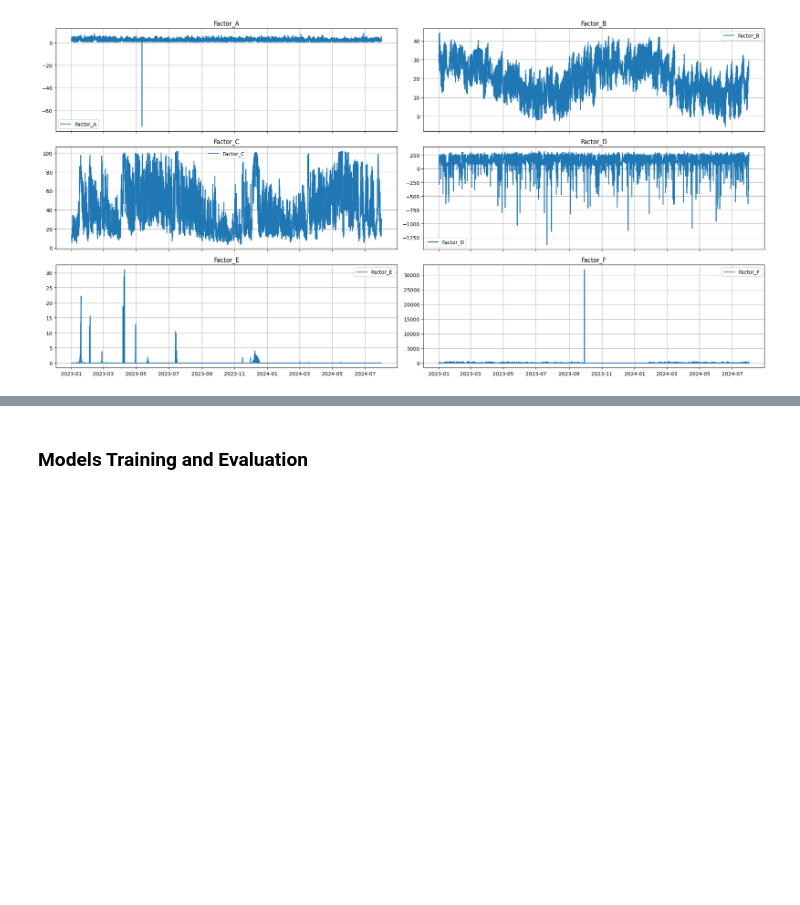
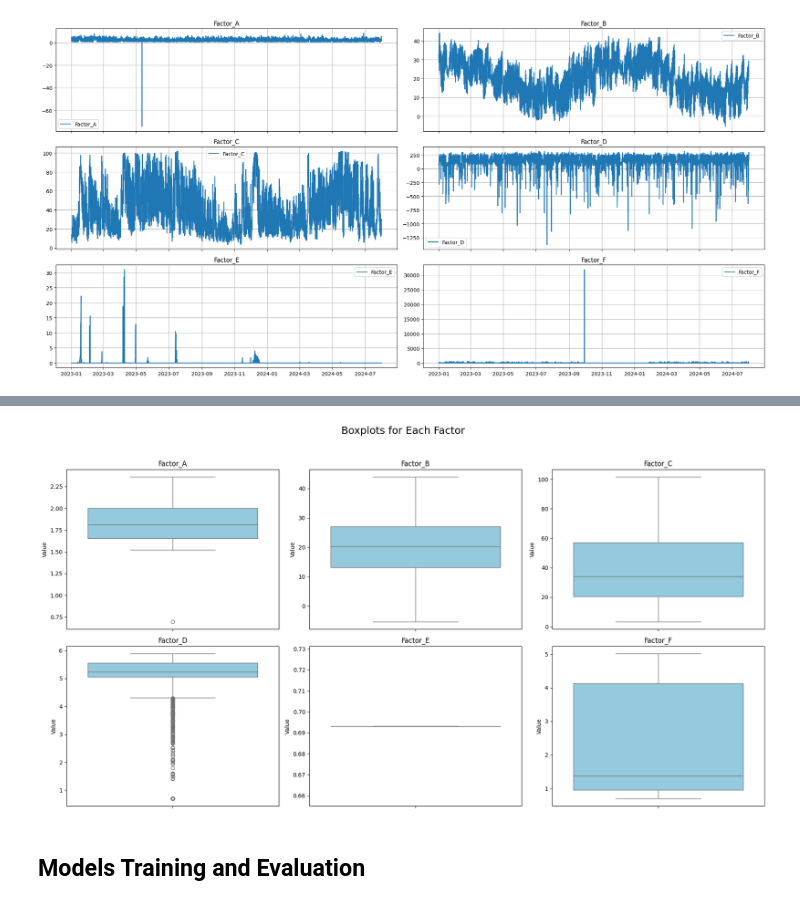
Before and after one commit to ireneburri/Burri-PredictionOfFactoryElectricConsumption, a Jupyter notebook: factory_model.ipynb, the cells around one changed output, grey strips where cells are left out. Cells and saved outputs as stored; diff of their text form; code cells hidden in the pictures; blank space fills up the shorter version.

```diff
--- a/factory_model.ipynb
+++ b/factory_model.ipynb
@@ -125,5 +136,24 @@ dtype: int64
+# %%
+for col in ['Factor_A', 'Factor_D', 'Factor_E', 'Factor_F']:
+    # IQR calculation
+    Q1 = train_df[col].quantile(0.25)
+    Q3 = train_df[col].quantile(0.75)
+    IQR = Q3 - Q1
+    lower = Q1 - 1.5 * IQR
+    upper = Q3 + 1.5 * IQR
+
+    # Option 1: Clip outliers
+    train_df[col] = train_df[col].clip(lower=lower, upper=upper)
+
+    # Option 2: Apply log transform (if right-skewed)
+    train_df[col] = np.log1p(train_df[col] - train_df[col].min() + 1)
+
+# Check for outliers again
+boxplt_display(factors)
+# %% [output]
+[figure, added]
 # %% [markdown]
-###  Models Training and Evaluation
+##  Models Training and Evaluation
 # %%
 # Dataset Preparation
 X = train_df[features]
```
Also changed, not shown: parts of 12 cells of this notebook, 3 other files.
